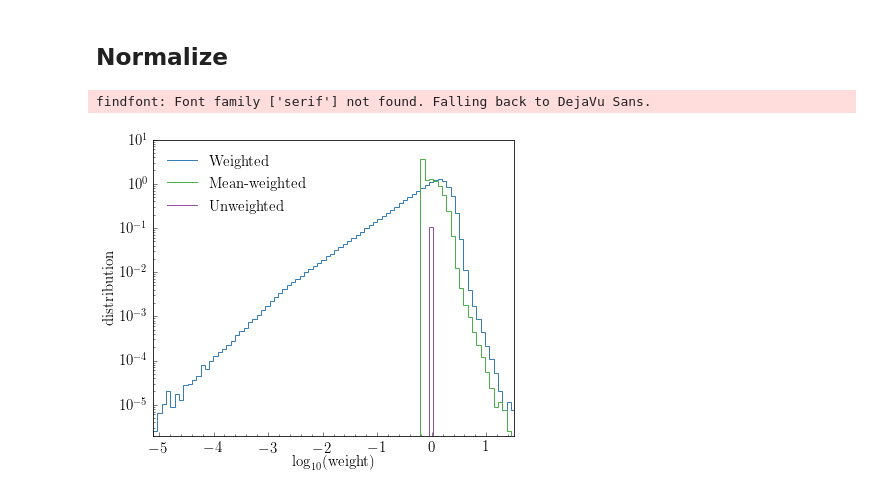
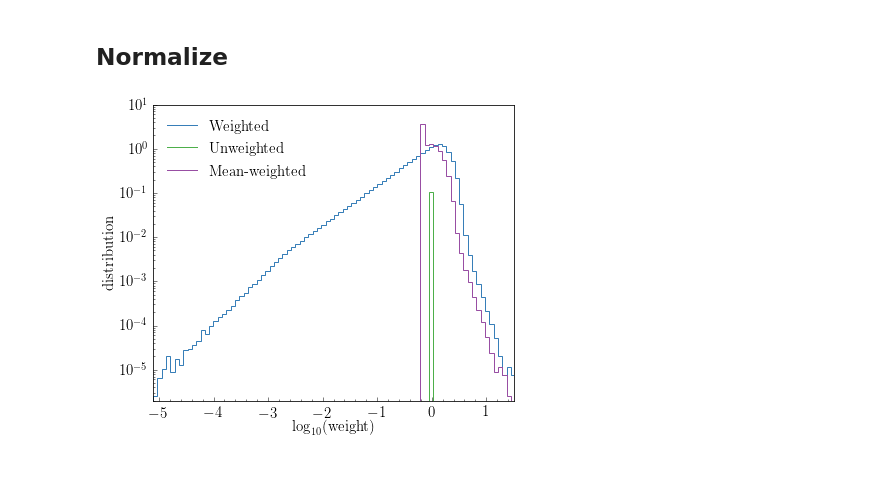
Before and after one commit to rbvh/PhaseSpaceAutoregressiveFlow, a Jupyter notebook: plotters/ee_weight_distribution/plot_ee_weight_distribution.ipynb, the cells around one changed output. Drawn from its saved outputs; the diff is of its cells as text; code cells hidden in the pictures.

```diff
--- a/plotters/ee_weight_distribution/plot_ee_weight_distribution.ipynb
+++ b/plotters/ee_weight_distribution/plot_ee_weight_distribution.ipynb
@@ -7,7 +7,7 @@ from matplotlib.lines import Line2D
 # %%
 plt.style.use('../computermodernstyle.mplstyle')
 # %%
-names = [r"Weighted", r"Mean-weighted", r"Unweighted"]
+names = [r"Weighted", r"Unweighted", r"Mean-weighted"]
 edge_colours = ["#377eb8", "#4daf4a", "#984ea3", "#ff7f00", "#ffff33", "#a65628", "#f781bf"]
 # %%
 weights = np.squeeze(pd.read_csv('../../ee_to_ttbar/data/weighted_weights.csv', delimiter = ',', header=None, index_col=False).to_numpy())
@@ -52,19 +52,18 @@ vals_max_norm  = vals_max  / len(weights_min) / bin_widths
 # %%
 plt.figure().set_size_inches(6,5)
 plt.yscale('log')
 plt.xlim(-5.1, 1.5)
 plt.ylim(2e-6, 1e1)
 
 plt.hist(edges[:-1], edges, weights=vals_min_norm , edgecolor=edge_colours[0], label=names[0], histtype="step")
-plt.hist(edges[:-1], edges, weights=vals_mean_norm, edgecolor=edge_colours[1], label=names[1], histtype="step")
-plt.hist(edges[:-1], edges, weights=vals_max_norm , edgecolor=edge_colours[2], label=names[2], histtype="step")
+plt.hist(edges[:-1], edges, weights=vals_max_norm, edgecolor=edge_colours[1], label=names[1], histtype="step")
+plt.hist(edges[:-1], edges, weights=vals_mean_norm , edgecolor=edge_colours[2], label=names[2], histtype="step")
 
 handles, labels = plt.gca().get_legend_handles_labels()
 new_handles = [Line2D([], [], c=h.get_edgecolor()) for h in handles]
 plt.legend(loc=2, handles=new_handles, labels=labels)
 plt.gca().set_xlabel(r'$\log_{10}(\mathrm{weight})$')
 plt.gca().set_ylabel(r'distribution')
 plt.savefig('weight_distribution.pdf', format='pdf', dpi=1000, bbox_inches = "tight")
 # %% [output]
-findfont: Font family ['serif'] not found. Falling back to DejaVu Sans.
-[figure, old version]
+[figure, new version]
```
Also changed, not shown: 1 other file.
